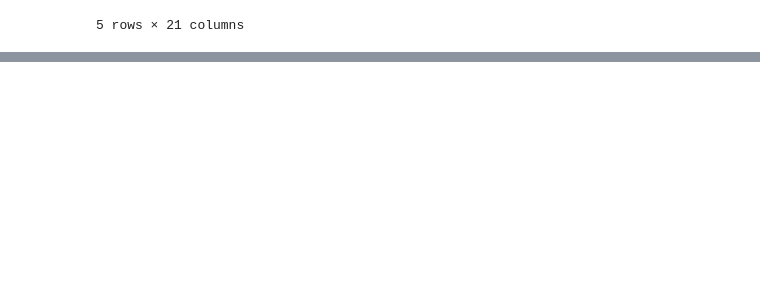
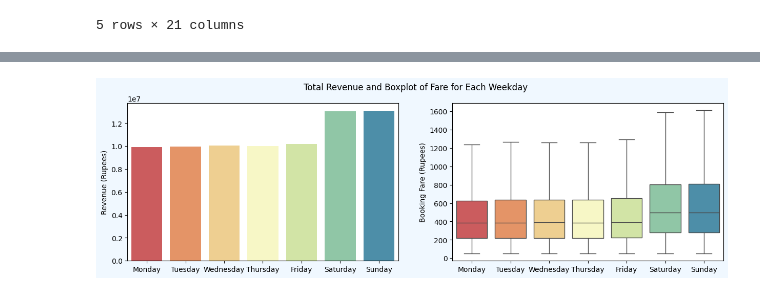
Before and after one commit to LouisThong15/Data-Analysis-Projects, a Jupyter notebook: Uber Rides Analysis/Uber Rides Analysis.ipynb, the cells around one changed output, grey strips where cells are left out. Saved outputs shown, nothing was run; the diff lists cells and outputs as text; code cells hidden in the pictures; blank space fills up the shorter version.

```diff
--- a/Uber Rides Analysis/Uber Rides Analysis.ipynb
+++ b/Uber Rides Analysis/Uber Rides Analysis.ipynb
@@ -53,0 +224,20 @@ memory usage: 24.0+ MB
+# %%
+# Plotting figure
+plt.figure(figsize = (15,4), facecolor = 'aliceblue')
+plt.suptitle('Total Revenue and Boxplot of Fare for Each Weekday')
+
+# Total Revenue
+plt.subplot(1,2,1)
+sns.barplot(data = df, x = 'weekday', y = 'Booking Value', order = ['Monday', 'Tuesday', 'Wednesday', 'Thursday', 'Friday', 'Saturday', 'Sunday'],
+           estimator = np.sum, ci = None, palette = 'Spectral')
+plt.ylabel('Revenue (Rupees)')
+plt.xlabel('')
+
+# Boxplot
+plt.subplot(1,2,2)
+sns.boxplot(data = df, x = 'weekday', y = 'Booking Value', showfliers = None, palette = 'Spectral', order = ['Monday', 'Tuesday', 'Wednesday', 'Thursday', 'Friday', 'Saturday', 'Sunday'])
+plt.ylabel('Booking Fare (Rupees)')
+plt.xlabel('')
+plt.show()
+# %% [output]
+[figure, added]
```
Also changed, not shown: parts of 54 cells of this notebook.
